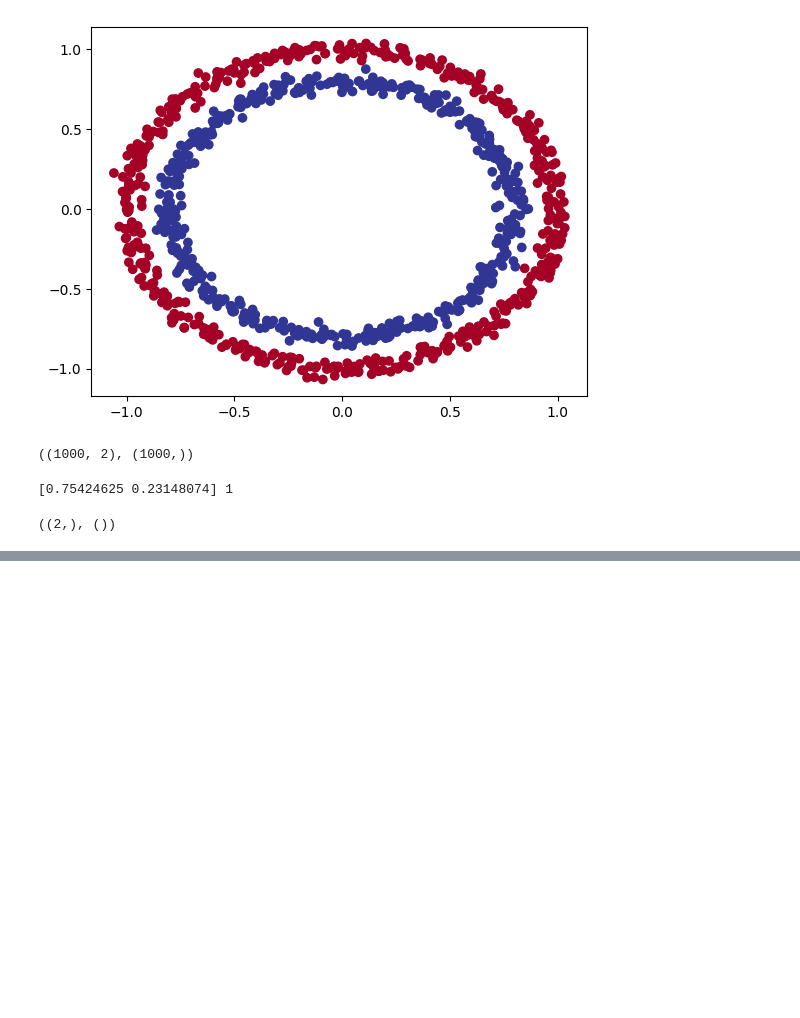
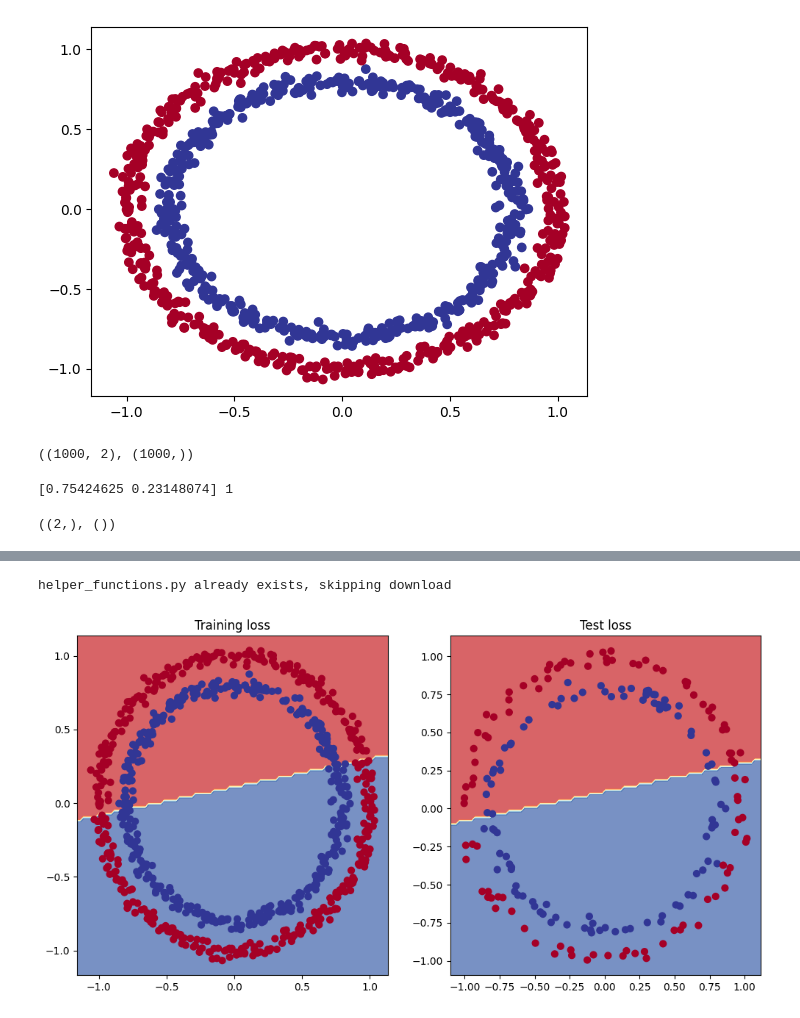
Before and after one commit to sush0677/pytorch_coding, a Jupyter notebook: Neuralnetworks.ipynb, the cells around one changed output, grey strips where cells are left out. Saved outputs shown, nothing was run; the diff lists cells and outputs as text; code cells hidden in the pictures; blank space fills up the shorter version.

```diff
--- a/Neuralnetworks.ipynb
+++ b/Neuralnetworks.ipynb
@@ -53,3 +54,6 @@ X_sample.shape, y_sample.shape
 #turn data into tensors
 X = torch.from_numpy(X).type(torch.float)
 y = torch.from_numpy(y).type(torch.float)
+# %%
+from sklearn.model_selection import train_test_split
+X_train, X_test, y_train, y_test = train_test_split(X, y, test_size=0.2, random_state=42)
@@ -55,0 +192,31 @@ y = torch.from_numpy(y).type(torch.float)
+# %%
+#training and testing loop
+torch.manual_seed(42)
+epochs = 100
+
+for epoch in range(epochs):
+    model_1.train()
+    y_logits = model_1(X_train).squeeze()
+    y_pred = torch.round(torch.sigmoid(y_logits))
+
+    # Reshape y_train to match y_logits
+    loss = loss_fn(y_logits, y_train) # Add a dimension to y_train
+
+    acc = accuracy_fn(y_true=y_train, y_pred=y_pred)
+
+    optimizer.zero_grad()
+    loss.backward()
+    optimizer.step()
+
+    model_1.eval()
+    with torch.inference_mode():
+    # 1. Forward pass
+          test_logits = model_1(X_test).squeeze()
+          test_pred = torch.round(torch.sigmoid(test_logits))
+
+    # Reshape y_test to match the model output in the testing phase as well
+          test_loss = loss_fn(model_1(X_test.to(device)), y_test.to(device).unsqueeze(1))
+          test_acc = accuracy_fn(y_true=y_test, y_pred=test_pred)
+
+    if epoch % 10 == 0:
+        print(f"Epoch: {epoch} | Loss: {loss:.5f}, Acc: {acc:.2f}% | Test Loss: {test_loss:.5f}, Test Acc: {test_acc:.2f}% ")
@@ -55,0 +234,26 @@ y = torch.from_numpy(y).type(torch.float)
+# %%
+import requests
+from pathlib import Path
+
+if Path("helper_functions.py").is_file():
+  print("helper_functions.py already exists, skipping download")
+else:
+  print("Downloading helper_functions.py")
+  # Note: you need the "raw" GitHub URL for this to work
+  request = requests.get("https://raw.githubusercontent.com/mrdbourke/pytorch-deep-learning/main/helper_functions.py")
+  with open("helper_functions.py", "wb") as f:
+    f.write(request.content)
+# %% [output]
+helper_functions.py already exists, skipping download
+# %%
+from helper_functions import plot_decision_boundary
+plt.figure(figsize=(12, 6))
+plt.subplot(1, 2, 1)
+plt.title("Training loss")
+plot_decision_boundary(model_1, X_train, y_train)
+plt.subplot(1, 2, 2)
+plt.title("Test loss")
+plot_decision_boundary(model_1, X_test, y_test)
+#
+# %% [output]
+[figure, added]
```
Also changed, not shown: parts of 14 cells of this notebook.
